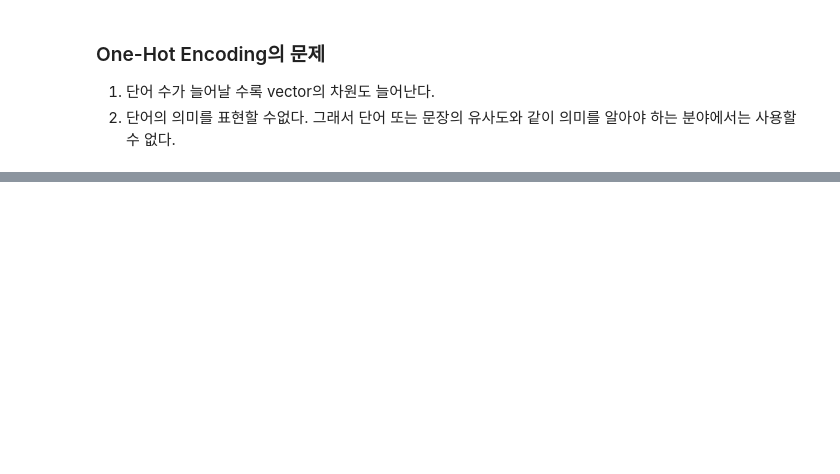
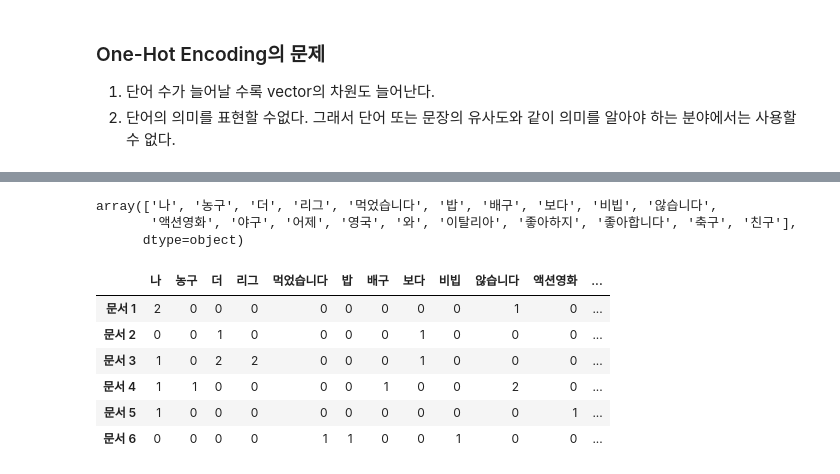
Before and after one commit to NGGW519/SKN13_mysrc, a Jupyter notebook: 11_NLP_Embedding/01_Text_to_Vector_count_base.ipynb, the cells around one changed output, grey strips where cells are left out. Saved outputs shown, nothing was run; the diff lists cells and outputs as text; code cells hidden in the pictures; blank space fills up the shorter version.

```diff
--- a/11_NLP_Embedding/01_Text_to_Vector_count_base.ipynb
+++ b/11_NLP_Embedding/01_Text_to_Vector_count_base.ipynb
@@ -156,0 +259,23 @@ stop_words = list('은는이가을를도.,')
+# %%
+cv.get_feature_names_out()
+# %% [output]
+array(['나', '농구', '더', '리그', '먹었습니다', '밥', '배구', '보다', '비빕', '않습니다',
+       '액션영화', '야구', '어제', '영국', '와', '이탈리아', '좋아하지', '좋아합니다', '축구', '친구'],
+      dtype=object)
+# %%
+# 판다스로 한번 확인해보자
+DTM_df = pd.DataFrame(
+    cv.transform(text).toarray(),
+    columns=cv.get_feature_names_out(),
+    index=[f"문서 {i+1}" for i in range(len(text))]
+)
+# 행이 문서, 열이 어휘 >> DTM
+DTM_df
+# %% [output]
+|  | 나 | 농구 | 더 | 리그 | 먹었습니다 | 밥 | 배구 | 보다 | 비빕 | 않습니다 | 액션영화 | ... |
+| 문서 1 | 2 | 0 | 0 | 0 | 0 | 0 | 0 | 0 | 0 | 1 | 0 | ... |
+| 문서 2 | 0 | 0 | 1 | 0 | 0 | 0 | 0 | 1 | 0 | 0 | 0 | ... |
+| 문서 3 | 1 | 0 | 2 | 2 | 0 | 0 | 0 | 1 | 0 | 0 | 0 | ... |
+| 문서 4 | 1 | 1 | 0 | 0 | 0 | 0 | 1 | 0 | 0 | 2 | 0 | ... |
+| 문서 5 | 1 | 0 | 0 | 0 | 0 | 0 | 0 | 0 | 0 | 0 | 1 | ... |
+| 문서 6 | 0 | 0 | 0 | 0 | 1 | 1 | 0 | 0 | 1 | 0 | 0 | ... |
```
Also changed, not shown: parts of 22 cells of this notebook, 4 other files.
